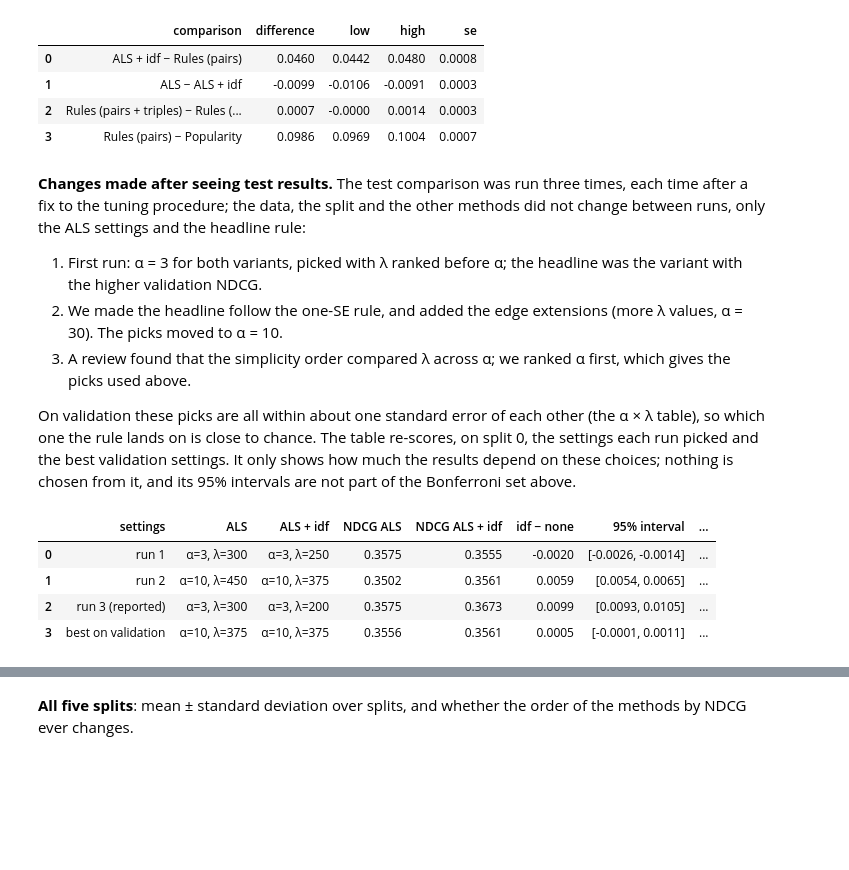
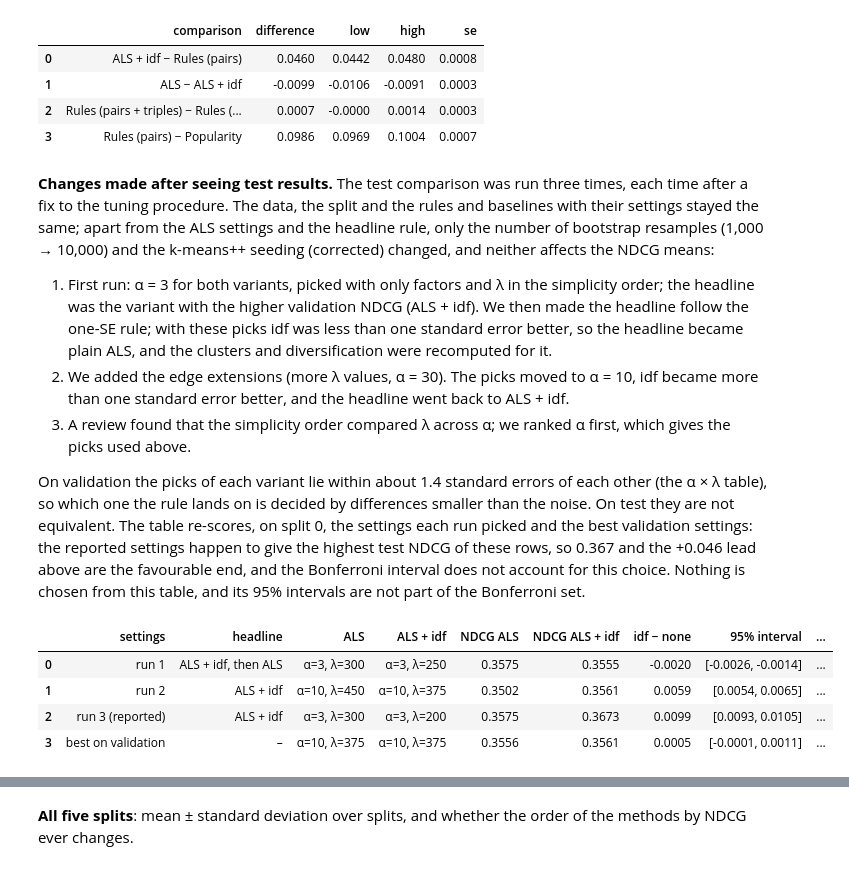
Before and after one commit to sribn/02807-computational-tools-for-data-science, a Jupyter notebook: recommender.ipynb, the cells around one changed output, grey strips where cells are left out. Saved outputs shown, nothing was run; the diff lists cells and outputs as text; code cells hidden in the pictures; blank space fills up the shorter version.

```diff
--- a/recommender.ipynb
+++ b/recommender.ipynb
@@ -406,39 +406,40 @@ best competitor on validation (rules or item-kNN): Rules (pairs)
 | 2 | Rules (pairs + triples) − Rules (... | 0.0007 | -0.0000 | 0.0014 | 0.0003 |
 | 3 | Rules (pairs) − Popularity | 0.0986 | 0.0969 | 0.1004 | 0.0007 |
 # %% [markdown]
-**Changes made after seeing test results.** The test comparison was run three times, each time after a fix to the tuning procedure; the data, the split and the other methods did not change between runs, only the ALS settings and the headline rule:
-1. First run: α = 3 for both variants, picked with λ ranked before α; the headline was the variant with the higher validation NDCG.
-2. We made the headline follow the one-SE rule, and added the edge extensions (more λ values, α = 30). The picks moved to α = 10.
+**Changes made after seeing test results.** The test comparison was run three times, each time after a fix to the tuning procedure. The data, the split and the rules and baselines with their settings stayed the same; apart from the ALS settings and the headline rule, only the number of bootstrap resamples (1,000 → 10,000) and the k-means++ seeding (corrected) changed, and neither affects the NDCG means:
+1. First run: α = 3 for both variants, picked with only factors and λ in the simplicity order; the headline was the variant with the higher validation NDCG (ALS + idf). We then made the headline follow the one-SE rule; with these picks idf was less than one standard error better, so the headline became plain ALS, and the clusters and diversification were recomputed for it.
+2. We added the edge extensions (more λ values, α = 30). The picks moved to α = 10, idf became more than one standard error better, and the headline went back to ALS + idf.
 3. A review found that the simplicity order compared λ across α; we ranked α first, which gives the picks used above.
 
-On validation these picks are all within about one standard error of each other (the α × λ table), so which one the rule lands on is close to chance. The table re-scores, on split 0, the settings each run picked and the best validation settings. It only shows how much the results depend on these choices; nothing is chosen from it, and its 95% intervals are not part of the Bonferroni set above.
+On validation the picks of each variant lie within about 1.4 standard errors of each other (the α × λ table), so which one the rule lands on is decided by differences smaller than the noise. On test they are not equivalent. The table re-scores, on split 0, the settings each run picked and the best validation settings: the reported settings happen to give the highest test NDCG of these rows, so 0.367 and the +0.046 lead above are the favourable end, and the Bonferroni interval does not account for this choice. Nothing is chosen from this table, and its 95% intervals are not part of the Bonferroni set.
 # %%
 history = {  # (ALS, ALS + idf) settings; runs 1 and 2 as picked by the earlier versions of the rule
     "run 1": ({"weighting": "none", "alpha": 3.0, "factors": 512, "reg": 300.0},
               {"weighting": "idf", "alpha": 3.0, "factors": 512, "reg": 250.0}),
     "run 2": ({"weighting": "none", "alpha": 10.0, "factors": 512, "reg": 450.0},
               {"weighting": "idf", "alpha": 10.0, "factors": 512, "reg": 375.0}),
     "run 3 (reported)": (settings["als"], settings["als_idf"]),
     "best on validation": (as_als(als_best), as_als(idf_best)),
 }
 key = lambda cfg: json.dumps(cfg, sort_keys=True)
 reported = {key(settings["als"]): per_user["ALS"], key(settings["als_idf"]): per_user["ALS + idf"]}  # already scored
 extra = {key(cfg): cfg for pair in history.values() for cfg in pair if key(cfg) not in reported}
 extra_ndcg = ex.extra_test_ndcg(inter.playtime, 0, extra)  # the same split 0 and seed as the test runs
 ndcg_of = lambda cfg: reported[key(cfg)] if key(cfg) in reported else extra_ndcg[key(cfg)].to_numpy()
 rules0 = per_user["Rules (pairs)"]
+headlines = {"run 1": "ALS + idf, then ALS", "run 2": "ALS + idf", "run 3 (reported)": best_als, "best on validation": "–"}
 rows = []
 for label, (a, b) in history.items():
     plain, idf = ndcg_of(a), ndcg_of(b)
     d = evaluate.paired_difference(idf, plain)
-    rows.append({"settings": label, "ALS": f"α={a['alpha']:g}, λ={a['reg']:g}", "ALS + idf": f"α={b['alpha']:g}, λ={b['reg']:g}",
+    rows.append({"settings": label, "headline": headlines[label], "ALS": f"α={a['alpha']:g}, λ={a['reg']:g}", "ALS + idf": f"α={b['alpha']:g}, λ={b['reg']:g}",
                  "NDCG ALS": plain.mean(), "NDCG ALS + idf": idf.mean(),
                  "idf − none": d["difference"], "95% interval": f"[{d['low']:.4f}, {d['high']:.4f}]",
                  "smaller lead over rules (pairs)": min(plain.mean(), idf.mean()) - rules0.mean()})
 display(pd.DataFrame(rows).round(4))
 # %% [output]
-|  | settings | ALS | ALS + idf | NDCG ALS | NDCG ALS + idf | idf − none | 95% interval | ... |
-| 0 | run 1 | α=3, λ=300 | α=3, λ=250 | 0.3575 | 0.3555 | -0.0020 | [-0.0026, -0.0014] | ... |
-| 1 | run 2 | α=10, λ=450 | α=10, λ=375 | 0.3502 | 0.3561 | 0.0059 | [0.0054, 0.0065] | ... |
-| 2 | run 3 (reported) | α=3, λ=300 | α=3, λ=200 | 0.3575 | 0.3673 | 0.0099 | [0.0093, 0.0105] | ... |
-| 3 | best on validation | α=10, λ=375 | α=10, λ=375 | 0.3556 | 0.3561 | 0.0005 | [-0.0001, 0.0011] | ... |
+|  | settings | headline | ALS | ALS + idf | NDCG ALS | NDCG ALS + idf | idf − none | 95% interval | ... |
+| 0 | run 1 | ALS + idf, then ALS | α=3, λ=300 | α=3, λ=250 | 0.3575 | 0.3555 | -0.0020 | [-0.0026, -0.0014] | ... |
+| 1 | run 2 | ALS + idf | α=10, λ=450 | α=10, λ=375 | 0.3502 | 0.3561 | 0.0059 | [0.0054, 0.0065] | ... |
+| 2 | run 3 (reported) | ALS + idf | α=3, λ=300 | α=3, λ=200 | 0.3575 | 0.3673 | 0.0099 | [0.0093, 0.0105] | ... |
+| 3 | best on validation | – | α=10, λ=375 | α=10, λ=375 | 0.3556 | 0.3561 | 0.0005 | [-0.0001, 0.0011] | ... |
```
Also changed, not shown: parts of 10 cells of this notebook, 3 other files.
